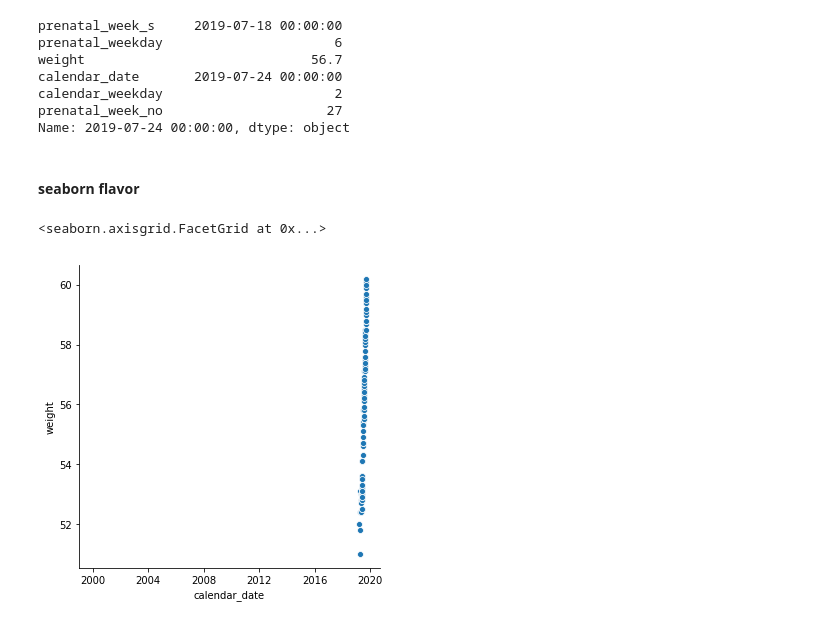
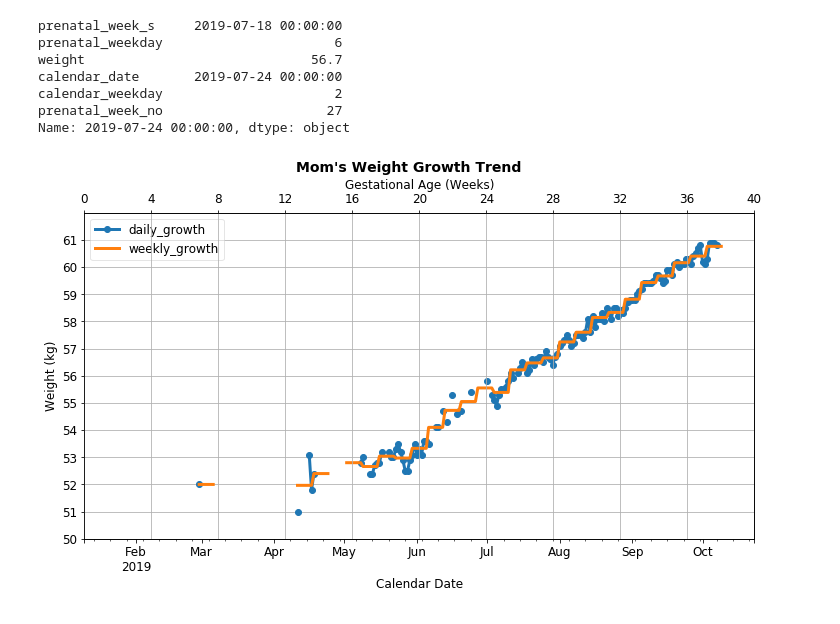
Before and after one commit to AngryJoy/JJBaby, a Jupyter notebook: tracking/notebooks/weight_growth.ipynb, the cells around one changed output. Drawn from its saved outputs; the diff is of its cells as text; code cells hidden in the pictures.

Commit message:
update weight

```diff
--- a/tracking/notebooks/weight_growth.ipynb
+++ b/tracking/notebooks/weight_growth.ipynb
@@ -110,38 +109,33 @@ new_data_l['weekly_mean'].plot(kind='line',
                               ylim=[50, 62],
                               xlim=[new_data_l.index[0], new_data_l.index[-1]],
                               fontsize=12,
                               yticks=range(50, 62, 1),
                               label='weekly_growth',
                               linewidth=3,
 #                               marker='x',
                               ax=ax
                           )
 # overall settings
 ax.legend(fontsize=12)
 ax.set_xlabel('Calendar Date', fontsize=12)
 ax.set_ylabel('Weight (kg)', fontsize=12)
 # ax.grid()
 ax.yaxis.grid(True)
-ax.legend(loc='upper left')
+ax.legend(loc='upper left', fontsize=12, fancybox=True, framealpha=0.5)
 
 ax2 = ax.twiny()
 ax2.set_xticks(range(0, new_data_l['prenatal_week_no'].max() + 4, 4))
 ax2.tick_params(axis='both', which='major', labelsize=12)
 ax2.set_xlabel('Gestational Age (Weeks)', fontsize=12)
 ax2.xaxis.grid(True)
 
 
 fig = plt.gcf()
 fig.suptitle("Mom's Weight Growth Trend",
              x=0.5, y=1, fontsize=14, fontweight='bold')
 # fig.subplots_adjust(top=0.85)
 fig.savefig("mom_weight_growth.png")
 
 plt.show()
+# %% [output]
+[figure, added]
-# %% [markdown]
-#### seaborn flavor
-# %%
-sns.relplot(x="calendar_date", y="weight", kind="scatter", data=new_data_l)
-# %% [output]
-<seaborn.axisgrid.FacetGrid at 0x...>
-[figure, removed]
```
Also changed, not shown: parts of 2 cells of this notebook, 1 other file.
